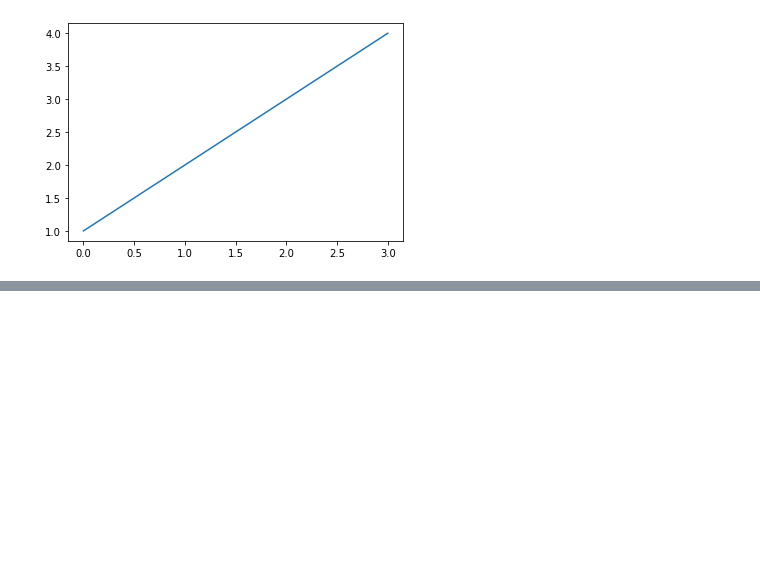
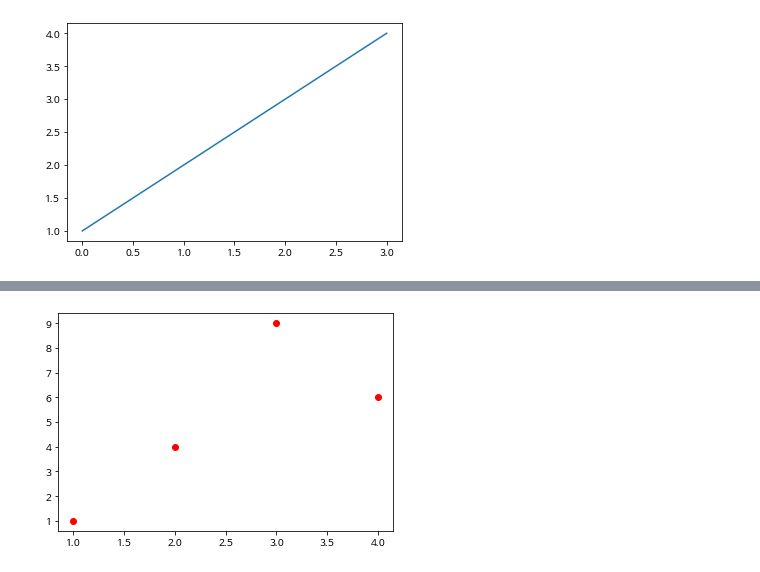
Before and after one commit to Ryeol93/matplotlib, a Jupyter notebook: Matplotlib.ipynb, the cells around one changed output, grey strips where cells are left out. Cells and saved outputs as stored; diff of their text form; code cells hidden in the pictures; blank space fills up the shorter version.

```diff
--- a/Matplotlib.ipynb
+++ b/Matplotlib.ipynb
@@ -18,0 +53,5 @@ plt.show()
+# %%
+plt.plot([1,2,3,4],[1,4,9,6],'ro')  # 빨강의 원형 마커 o로 표현
+plt.show()
+# %% [output]
+[figure, added]
```
Also changed, not shown: parts of 55 cells of this notebook.
